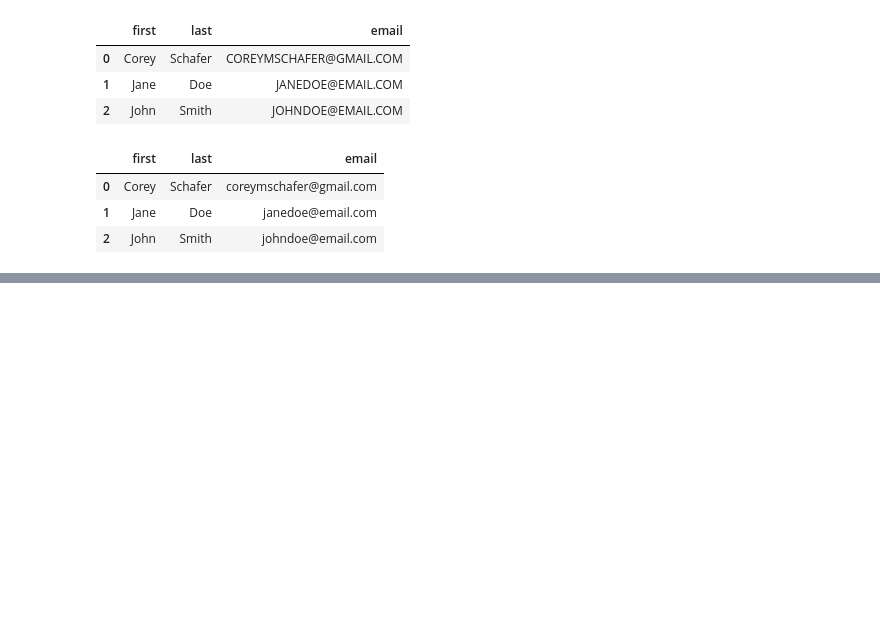
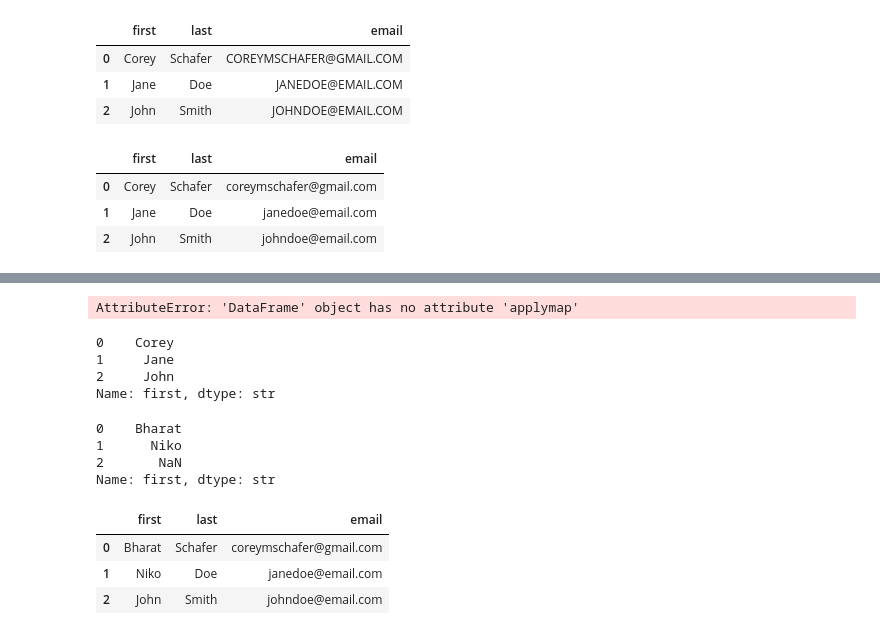
Before and after one commit to Bharatsinghthakur/Python-revision, a Jupyter notebook: pandas/Updating/UpatingRows&Columns.ipynb, the cells around one changed output, grey strips where cells are left out. Drawn from its saved outputs; the diff is of its cells as text; code cells hidden in the pictures; blank space fills up the shorter version.

Commit message:
apply-map-applymap-replace

```diff
--- a/pandas/Updating/UpatingRows&Columns.ipynb
+++ b/pandas/Updating/UpatingRows&Columns.ipynb
@@ -206,0 +235,4 @@ df
+# %%
+df.applymap(lambda x: x.len(str(x)))
+# %% [output]
+AttributeError: 'DataFrame' object has no attribute 'applymap'
@@ -206,0 +243,23 @@ df
+# %%
+df['first']
+# %% [output]
+0    Corey
+1     Jane
+2     John
+Name: first, dtype: str
+# %%
+df['first'].map({'Corey':'Bharat','Jane':'Niko'}) # it will keep nan values in series
+# %% [output]
+0    Bharat
+1      Niko
+2       NaN
+Name: first, dtype: str
+# %%
+df['first'] = df['first'].replace({'Corey':'Bharat','Jane':'Niko'}) # replace will keep the john value
+# %%
+df
+# %% [output]
+|  | first | last | email |
+| 0 | Bharat | Schafer | coreymschafer@gmail.com |
+| 1 | Niko | Doe | janedoe@email.com |
+| 2 | John | Smith | johndoe@email.com |
```
Also changed, not shown: parts of 8 cells of this notebook.
